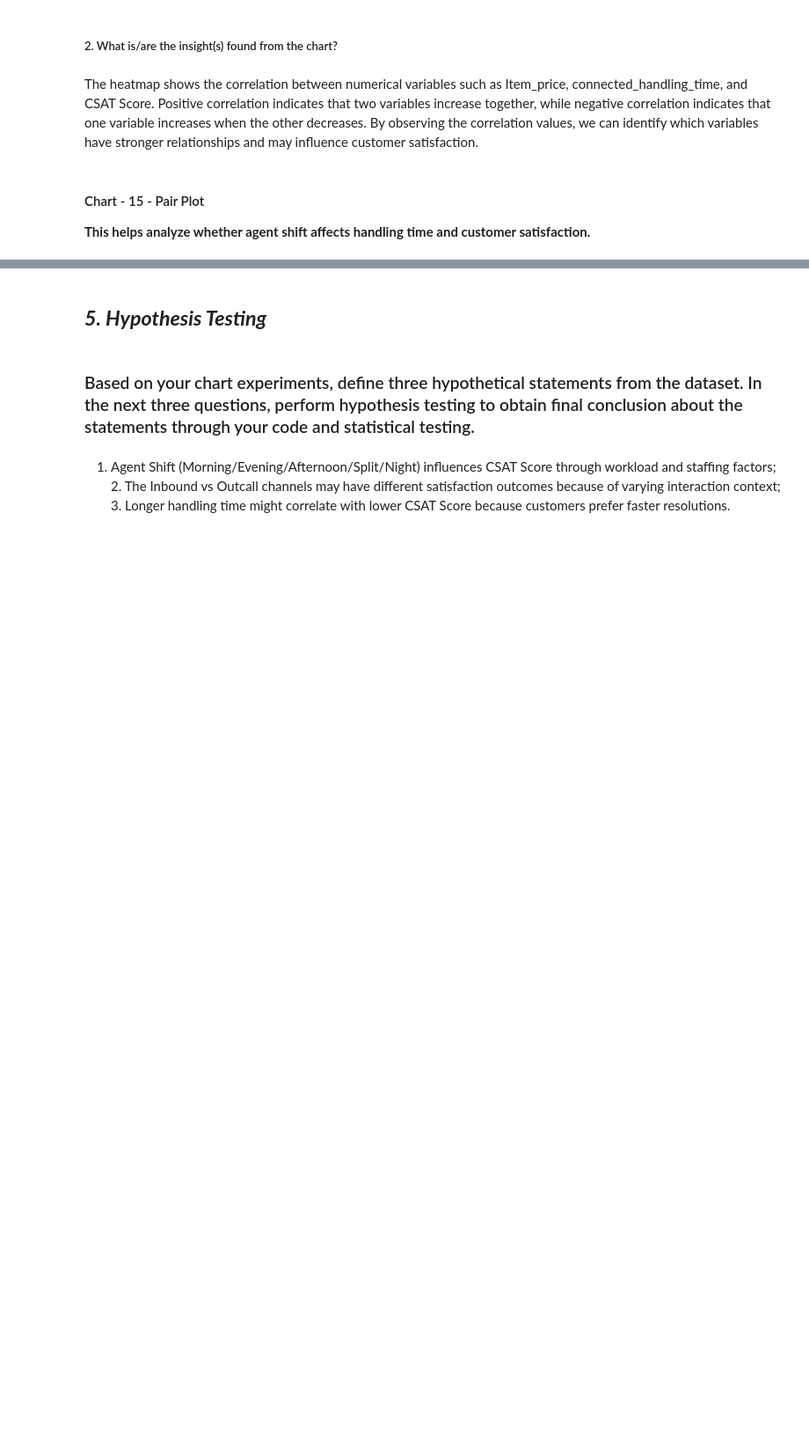
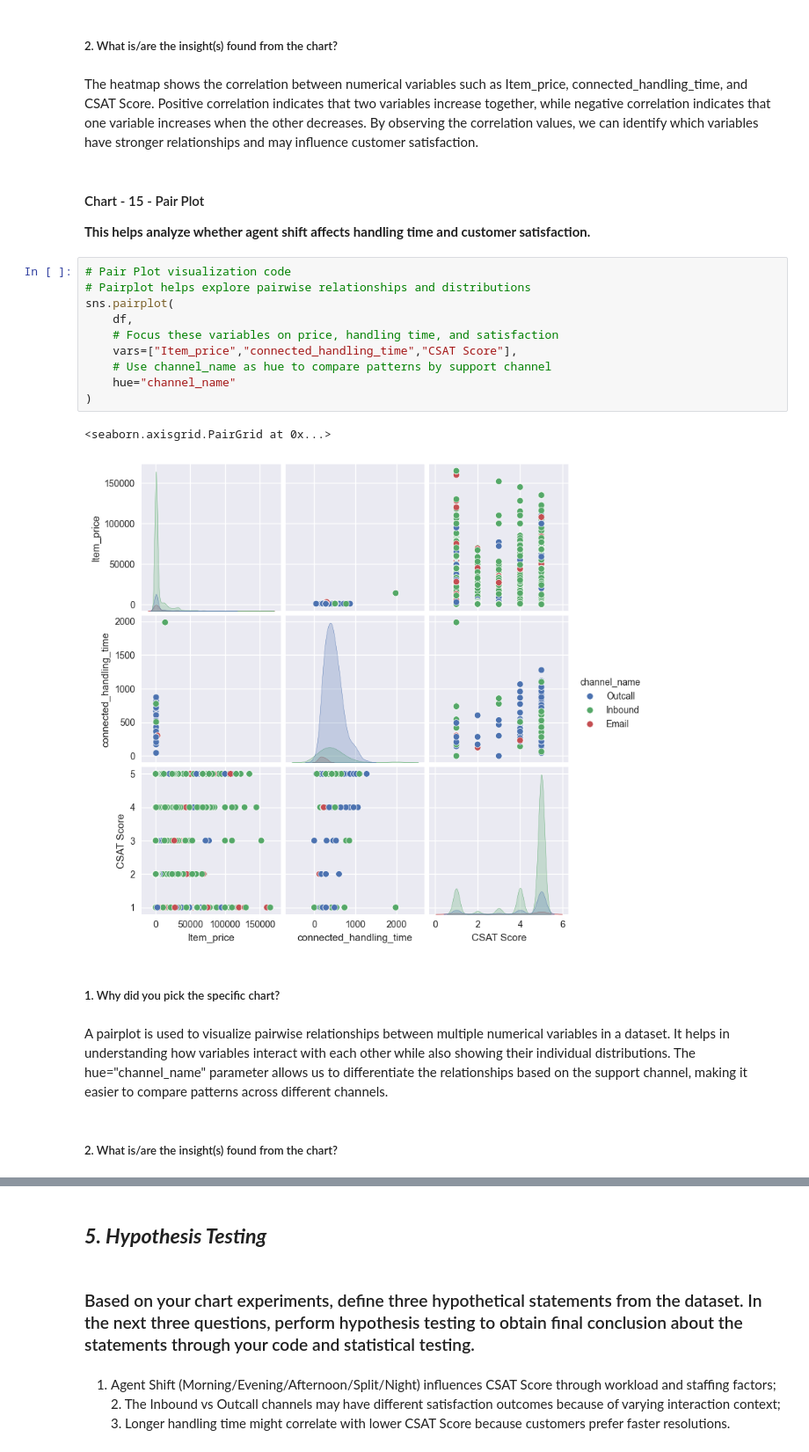
Before and after one commit to Pheonix1330/better-next-sitemap, a Jupyter notebook: Sample_ML_Submission_Template.ipynb, the cells around one changed output, grey strips where cells are left out. Shown at 88% size. Saved outputs shown, nothing was run; the diff lists cells and outputs as text; blank space fills up the shorter version.

```diff
--- a/Sample_ML_Submission_Template.ipynb
+++ b/Sample_ML_Submission_Template.ipynb
@@ -741,3 +741,22 @@ The heatmap shows the correlation between numerical variables such as Item_price
 # %% [markdown]
 #### Chart - 15 - Pair Plot
 **This helps analyze whether agent shift affects handling time and customer satisfaction.**
+# %%
+# Pair Plot visualization code
+# Pairplot helps explore pairwise relationships and distributions
+sns.pairplot(
+    df,
+    # Focus these variables on price, handling time, and satisfaction
+    vars=["Item_price","connected_handling_time","CSAT Score"],
+    # Use channel_name as hue to compare patterns by support channel
+    hue="channel_name"
+)
+# %% [output]
+<seaborn.axisgrid.PairGrid at 0x...>
+[figure, added]
+# %% [markdown]
+##### 1. Why did you pick the specific chart?
+# %% [markdown]
+A pairplot is used to visualize pairwise relationships between multiple numerical variables in a dataset. It helps in understanding how variables interact with each other while also showing their individual distributions. The hue="channel_name" parameter allows us to differentiate the relationships based on the support channel, making it easier to compare patterns across different channels.
+# %% [markdown]
+##### 2. What is/are the insight(s) found from the chart?
```
Also changed, not shown: parts of 1 cell of this notebook.
